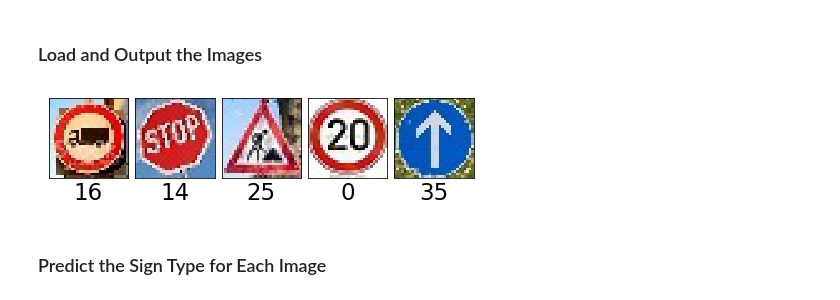
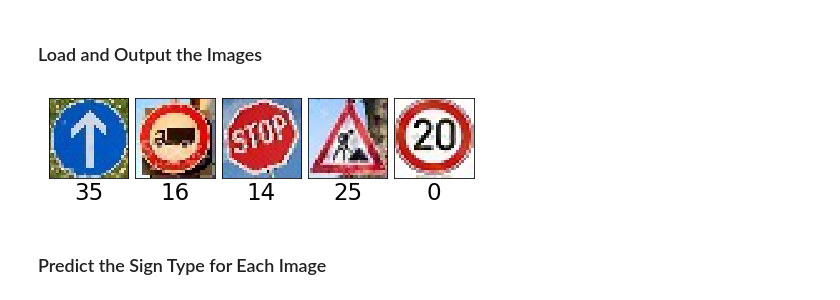
Before and after one commit to ssssundar/Traffic_Sign_Classifier, a Jupyter notebook: Traffic_Sign_Classifier.ipynb, the cells around one changed output. Cells and saved outputs as stored; diff of their text form; code cells hidden in the pictures.

```diff
--- a/Traffic_Sign_Classifier.ipynb
+++ b/Traffic_Sign_Classifier.ipynb
@@ -508,17 +492,17 @@ You may find `signnames.csv` useful as it contains mappings from the class id (i
 # %%
 ### Load the images and plot them here.
 
 img_path = os.listdir('./myImages/')
 my_images = []
 
 for image in img_path:
     img = mpimg.imread(os.path.join('myImages', image))
     my_images.append(img)
 my_images = np.asarray(my_images)
-my_labels = np.array([16,14,25,0,35])
+my_labels = np.array([35,16,14,25,0])
 plot_images_labels(1, 5, my_images, my_labels)
 # %% [output]
-[figure, old version]
+[figure, new version]
 # %% [markdown]
 ### Predict the Sign Type for Each Image
 # %%
```
Also changed, not shown: parts of 9 cells of this notebook.
